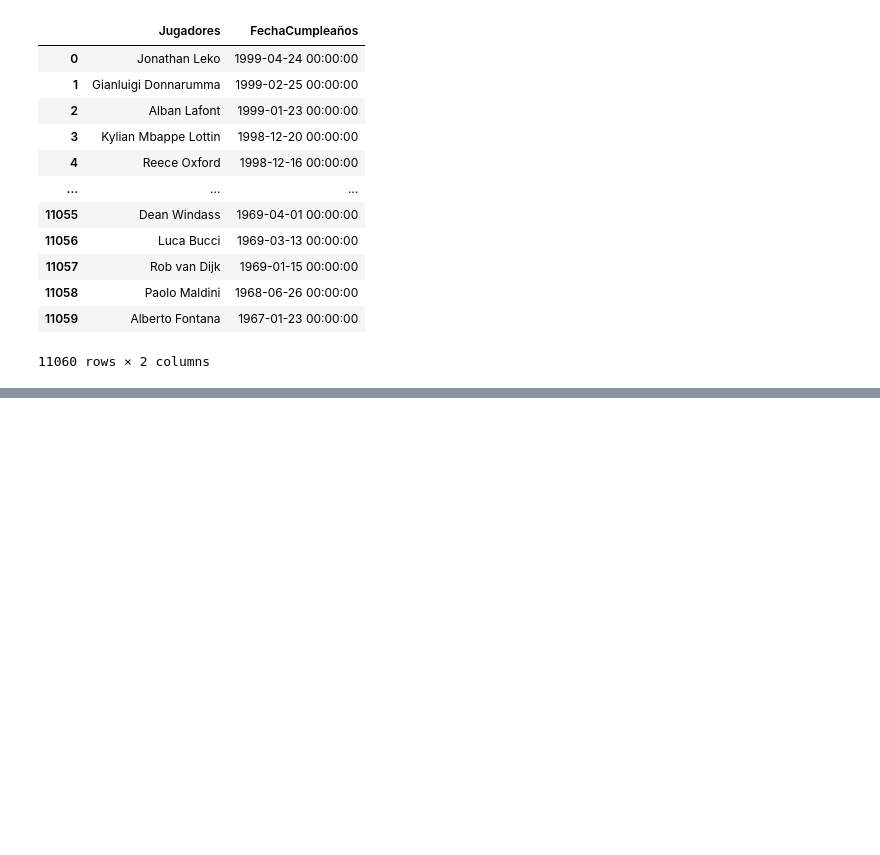
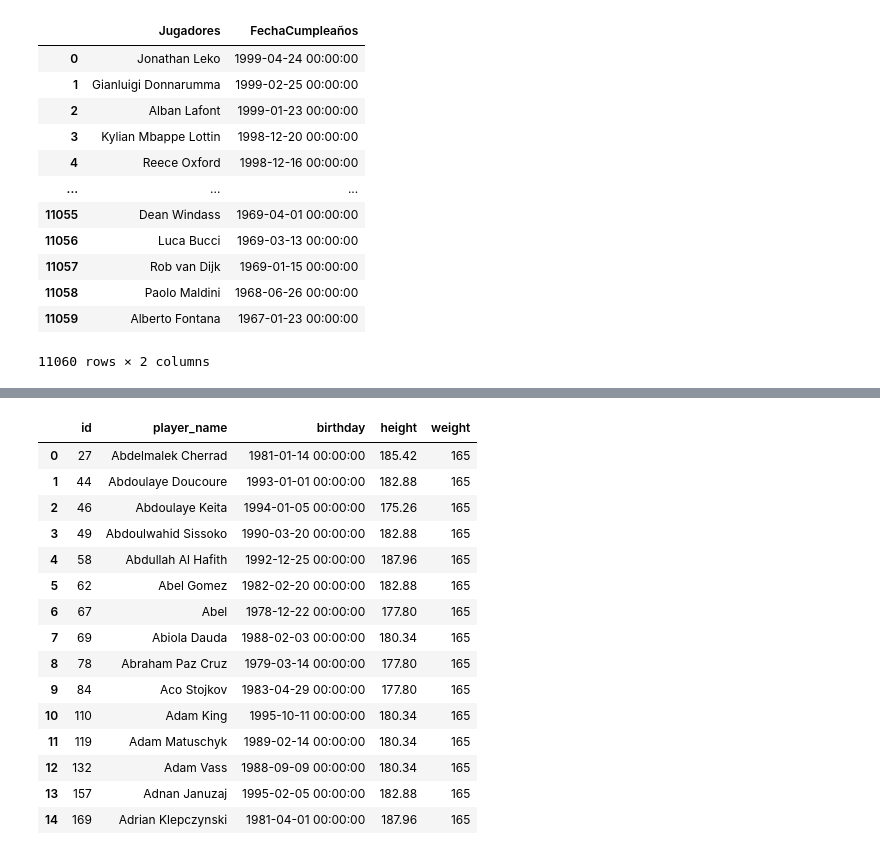
Before and after one commit to SebastianCastillo180/MinTIC, a Jupyter notebook: EjercicioSQL.ipynb, the cells around one changed output, grey strips where cells are left out. Drawn from its saved outputs; the diff is of its cells as text; code cells hidden in the pictures; blank space fills up the shorter version.

```diff
--- a/EjercicioSQL.ipynb
+++ b/EjercicioSQL.ipynb
@@ -484,0 +634,25 @@ players
+# %%
+query = """SELECT id, player_name, birthday, height, weight
+        FROM Player
+        WHERE weight = 165
+        LIMIT 15;"""
+
+players_weight = pd.read_sql(query, conn)
+players_weight
+# %% [output]
+|  | id | player_name | birthday | height | weight |
+| 0 | 27 | Abdelmalek Cherrad | 1981-01-14 00:00:00 | 185.42 | 165 |
+| 1 | 44 | Abdoulaye Doucoure | 1993-01-01 00:00:00 | 182.88 | 165 |
+| 2 | 46 | Abdoulaye Keita | 1994-01-05 00:00:00 | 175.26 | 165 |
+| 3 | 49 | Abdoulwahid Sissoko | 1990-03-20 00:00:00 | 182.88 | 165 |
+| 4 | 58 | Abdullah Al Hafith | 1992-12-25 00:00:00 | 187.96 | 165 |
+| 5 | 62 | Abel Gomez | 1982-02-20 00:00:00 | 182.88 | 165 |
+| 6 | 67 | Abel | 1978-12-22 00:00:00 | 177.80 | 165 |
+| 7 | 69 | Abiola Dauda | 1988-02-03 00:00:00 | 180.34 | 165 |
+| 8 | 78 | Abraham Paz Cruz | 1979-03-14 00:00:00 | 177.80 | 165 |
+| 9 | 84 | Aco Stojkov | 1983-04-29 00:00:00 | 177.80 | 165 |
+| 10 | 110 | Adam King | 1995-10-11 00:00:00 | 180.34 | 165 |
+| 11 | 119 | Adam Matuschyk | 1989-02-14 00:00:00 | 180.34 | 165 |
+| 12 | 132 | Adam Vass | 1988-09-09 00:00:00 | 180.34 | 165 |
+| 13 | 157 | Adnan Januzaj | 1995-02-05 00:00:00 | 182.88 | 165 |
+| 14 | 169 | Adrian Klepczynski | 1981-04-01 00:00:00 | 187.96 | 165 |
```
Also changed, not shown: parts of 47 cells of this notebook.
